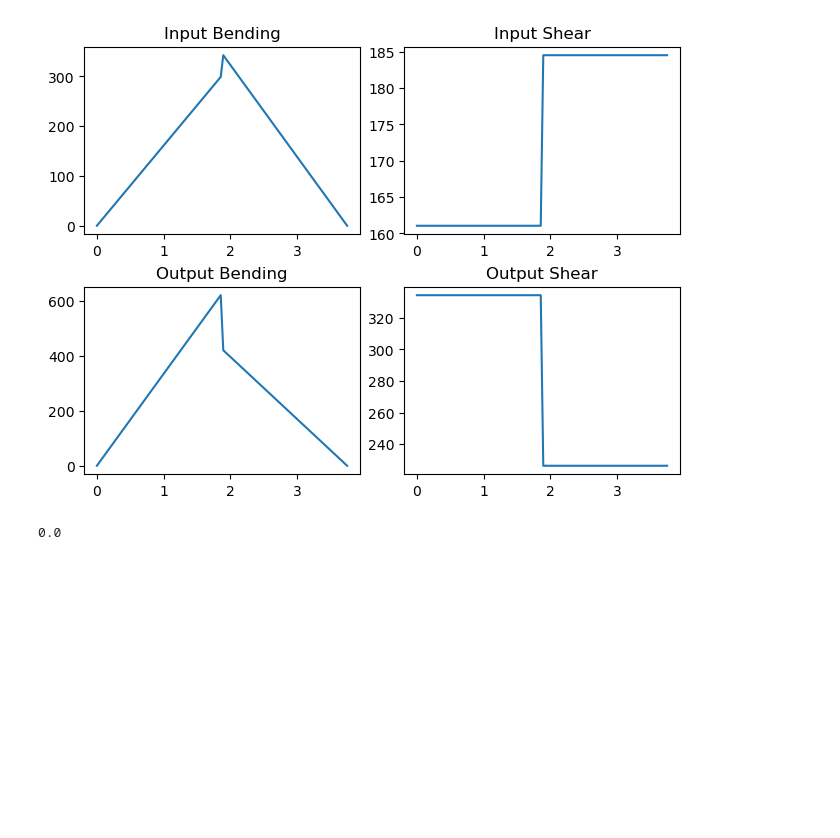
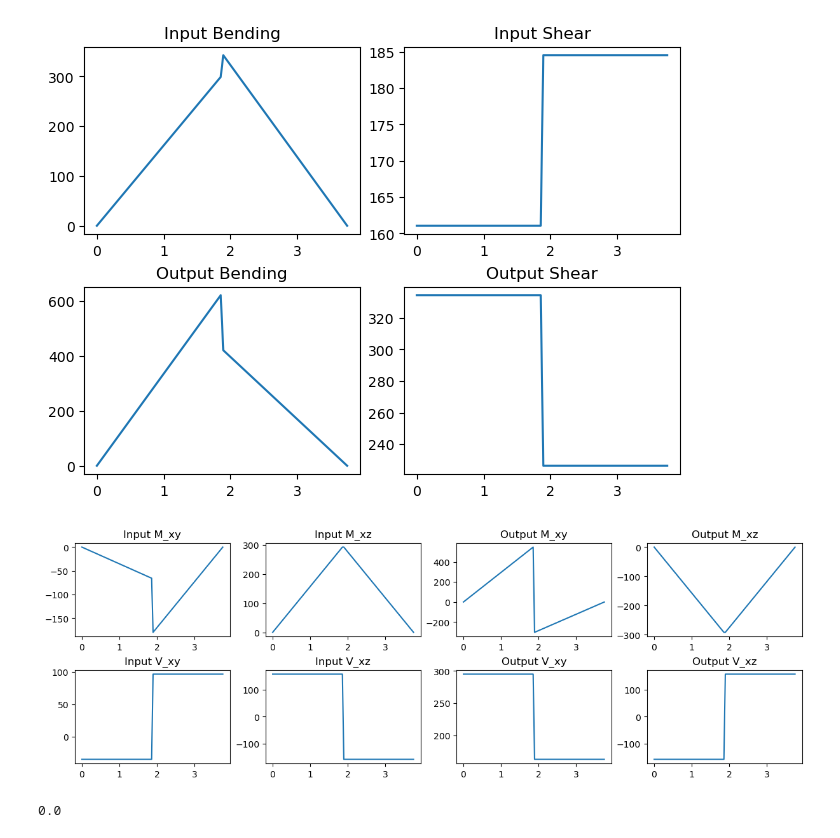
Before and after one commit to iHoonter/Machine-Design-Project-Code, a Jupyter notebook: Project.ipynb, the cells around one changed output. Cells and saved outputs as stored; diff of their text form; code cells hidden in the pictures; blank space fills up the shorter version.

Commit message:
Added individual moment and shear diagrams

```diff
--- a/Project.ipynb
+++ b/Project.ipynb
@@ -595,5 +625,6 @@ def outputShaftShear(x: float):
 # %%
-# Checking moment and shear diagrams
+# COMBINED MOMENTS AND SHEAR
+
 %matplotlib inline
 import matplotlib.pyplot as plt
 
@@ -601,10 +632,10 @@ fig, axs = plt.subplots(ncols=2, nrows=2, layout='constrained')
 
 x = np.linspace(0, 2*L, 100)
 
-def quickPlot(xarray, function, ax, title=''):
+def quickPlot(xarray, function, ax, title='', **function_args):
     y = []
     for x in xarray:
-        y.append(function(x))
+        y.append(function(x, **function_args))
 
     ax.plot(xarray, y)
     ax.set_title(title)
@@ -615,6 +646,28 @@ quickPlot(x, outputShaftBending, axs[1,0], "Output Bending")
 quickPlot(x, outputShaftShear, axs[1,1], "Output Shear")
 # %% [output]
 [figure]
+# %%
+# INDIVIDUAL MOMENTS AND SHEAR
+
+fig, axs = plt.subplots(nrows=2, ncols=4, figsize=(12,4), layout='constrained')
+
+# Input shaft in first four plots, with bending on top and shear on bottom
+quickPlot(x, inputShaftBending, axs[0,0], title='Input M_xy', plane = Plane.XY)
+quickPlot(x, inputShaftShear, axs[1,0], title='Input V_xy', plane=Plane.XY)
+
+
+quickPlot(x, inputShaftBending, axs[0,1], title='Input M_xz', plane = Plane.XZ)
+quickPlot(x, inputShaftShear, axs[1,1], title='Input V_xz', plane=Plane.XZ)
+
+# Output shaft
+quickPlot(x, outputShaftBending, axs[0,2], title='Output M_xy', plane = Plane.XY)
+quickPlot(x, outputShaftShear, axs[1,2], title='Output V_xy', plane=Plane.XY)
+
+
+quickPlot(x, outputShaftBending, axs[0,3], title='Output M_xz', plane = Plane.XZ)
+quickPlot(x, outputShaftShear, axs[1,3], title='Output V_xz', plane=Plane.XZ)
+# %% [output]
+[figure, added]
 # %%
 # %% [output]
 0.0
```
Also changed, not shown: parts of 1 cell of this notebook.
